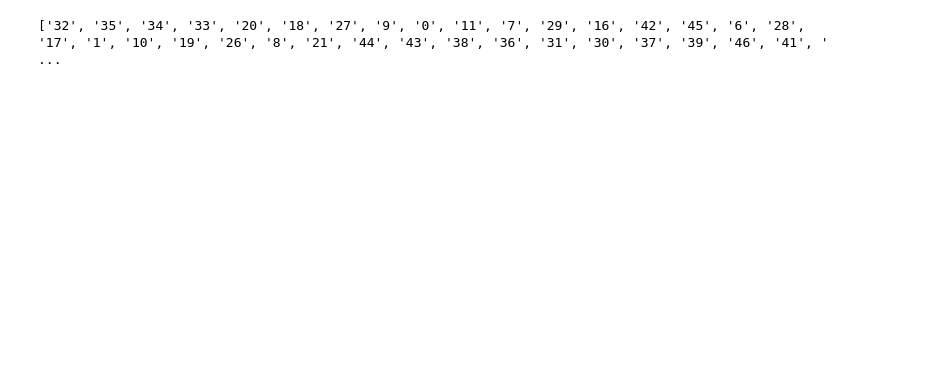
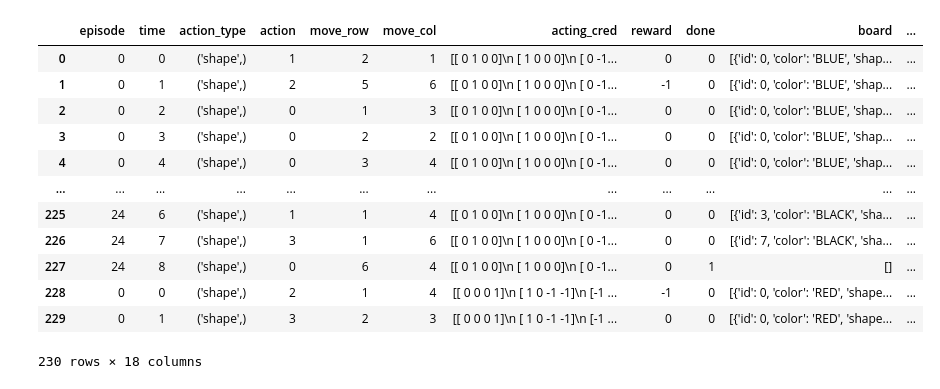
Before and after one commit to epulick/gohr, a Jupyter notebook: misc/bandit_processing.ipynb, the cells around one changed output. Saved outputs shown, nothing was run; the diff lists cells and outputs as text; code cells hidden in the pictures; blank space fills up the shorter version.

```diff
--- a/misc/bandit_processing.ipynb
+++ b/misc/bandit_processing.ipynb
@@ -22,12 +22,30 @@ class SafeLoaderIgnoreUnknown(yaml.SafeLoader):
 SafeLoaderIgnoreUnknown.add_constructor(None, SafeLoaderIgnoreUnknown.ignore_unknown)
 
 # Location of rule runs
-rule_runs_path = "/Users/eric/repos/gohr/bandit/outputs/meta_bandit"
+rule_runs_path = "/Users/eric/repos/gohr/bandit/outputs/meta_bandit1"
 rule_dirs = [name for name in os.listdir(rule_runs_path) if name!=".DS_Store"]
+move_df_list=[]
+for rule_dir in rule_dirs:
+    rule_dir_path = os.path.join(rule_runs_path,rule_dir)
+    runs = [name for name in os.listdir(rule_dir_path) if name!=".DS_Store"]
 
-for rule_dir in rule_dirs:
-    runs = [name for name in os.listdir(os.path.join(rule_runs_path,rule_dir))]
+    for run in runs:
+        run_path=os.path.join(rule_dir_path,run)
+        yaml_path = os.path.join(run_path,"data.yaml")
+        with open(yaml_path, 'r') as param_file:
+            args = yaml.load(param_file, Loader=SafeLoaderIgnoreUnknown)
+            featurization =args["FEATURIZATION"]
+            learner = args["LEARNER"]
+        move_results = pd.read_csv(os.path.join(run_path,'move_data.csv'))
+        move_results['move']=move_results.index+1
+        rule_name = args['RULE_NAME'].split('.')[0]
+        move_results['rule']=rule_name
+        move_results['id']=rule_name+str(run)
+        move_results['run']=str(run)
+        move_results['error']= move_results['reward']*-1
+        move_results['cumulative_error']=move_results.error.cumsum()
+        move_results['end']=0
+        move_results.at[move_results.index[-1],"end"]=1
+        move_df_list.append(move_results)
 
-print(runs)
+move_df = pd.concat(move_df_list,ignore_index=True)
-# %% [output]
-['32', '35', '34', '33', '20', '18', '27', '9', '0', '11', '7', '29', '16', '42', '45', '6', '28', '17', '1', '10', '19', '26', '8', '21', '44', '43', '38', '36', '31', '30', '37', '39', '46', '41', ' ...
@@ -125,2 +52,18 @@ display(terminal_results_df)
+# %%
+display(move_df.iloc[0:230])
+# %% [output]
+|  | episode | time | action_type | action | move_row | move_col | acting_cred | reward | done | board | ... |
+| 0 | 0 | 0 | ('shape',) | 1 | 2 | 1 | [[ 0 1 0 0]\n [ 1 0 0 0]\n [ 0 -1... | 0 | 0 | [{'id': 0, 'color': 'BLUE', 'shap... | ... |
+| 1 | 0 | 1 | ('shape',) | 2 | 5 | 6 | [[ 0 1 0 0]\n [ 1 0 0 0]\n [ 0 -1... | -1 | 0 | [{'id': 0, 'color': 'BLUE', 'shap... | ... |
+| 2 | 0 | 2 | ('shape',) | 0 | 1 | 3 | [[ 0 1 0 0]\n [ 1 0 0 0]\n [ 0 -1... | 0 | 0 | [{'id': 0, 'color': 'BLUE', 'shap... | ... |
+| 3 | 0 | 3 | ('shape',) | 0 | 2 | 2 | [[ 0 1 0 0]\n [ 1 0 0 0]\n [ 0 -1... | 0 | 0 | [{'id': 0, 'color': 'BLUE', 'shap... | ... |
+| 4 | 0 | 4 | ('shape',) | 0 | 3 | 4 | [[ 0 1 0 0]\n [ 1 0 0 0]\n [ 0 -1... | 0 | 0 | [{'id': 0, 'color': 'BLUE', 'shap... | ... |
+| ... | ... | ... | ... | ... | ... | ... | ... | ... | ... | ... | ... |
+| 225 | 24 | 6 | ('shape',) | 1 | 1 | 4 | [[ 0 1 0 0]\n [ 1 0 0 0]\n [ 0 -1... | 0 | 0 | [{'id': 3, 'color': 'BLACK', 'sha... | ... |
+| 226 | 24 | 7 | ('shape',) | 3 | 1 | 6 | [[ 0 1 0 0]\n [ 1 0 0 0]\n [ 0 -1... | 0 | 0 | [{'id': 7, 'color': 'BLACK', 'sha... | ... |
+| 227 | 24 | 8 | ('shape',) | 0 | 6 | 4 | [[ 0 1 0 0]\n [ 1 0 0 0]\n [ 0 -1... | 0 | 1 | [] | ... |
+| 228 | 0 | 0 | ('shape',) | 2 | 1 | 4 | [[ 0 0 0 1]\n [ 1 0 -1 -1]\n [-1 ... | -1 | 0 | [{'id': 0, 'color': 'RED', 'shape... | ... |
+| 229 | 0 | 1 | ('shape',) | 3 | 2 | 3 | [[ 0 0 0 1]\n [ 1 0 -1 -1]\n [-1 ... | 0 | 0 | [{'id': 0, 'color': 'RED', 'shape... | ... |
+230 rows × 18 columns
 # %%
 # Rule name replacement
```
Also changed, not shown: parts of 7 cells of this notebook, 6 other files.
